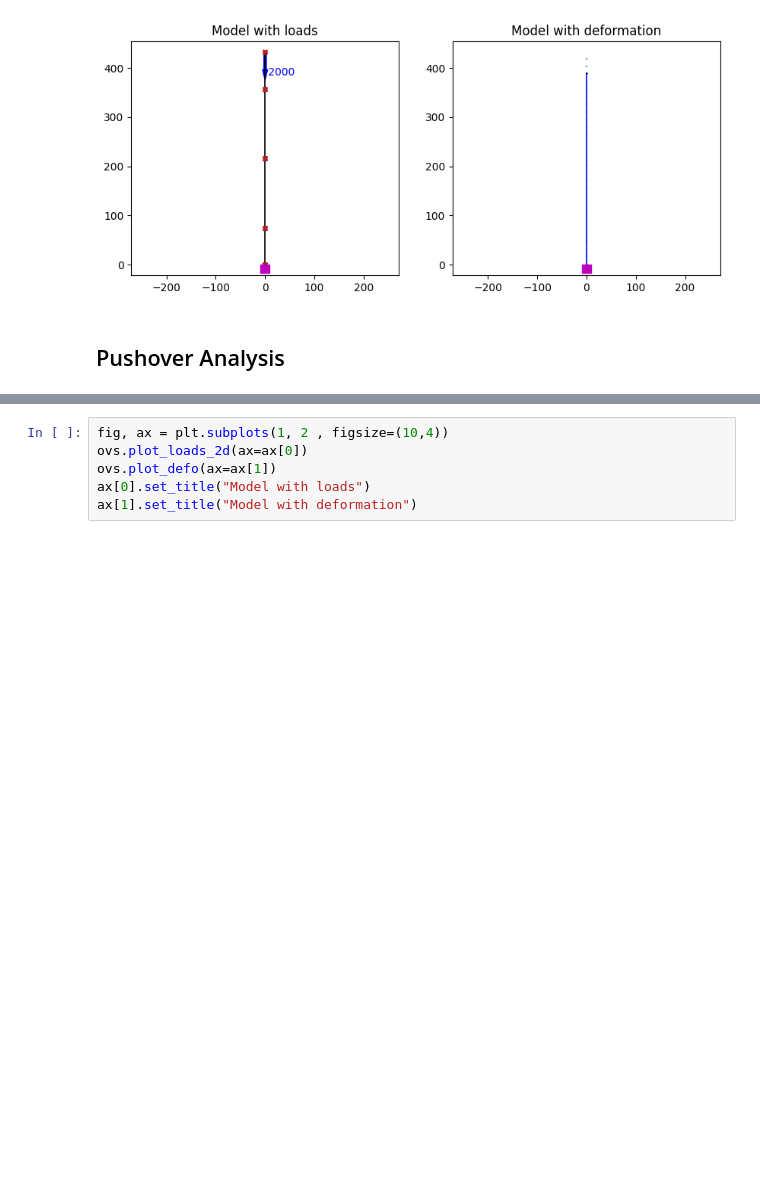
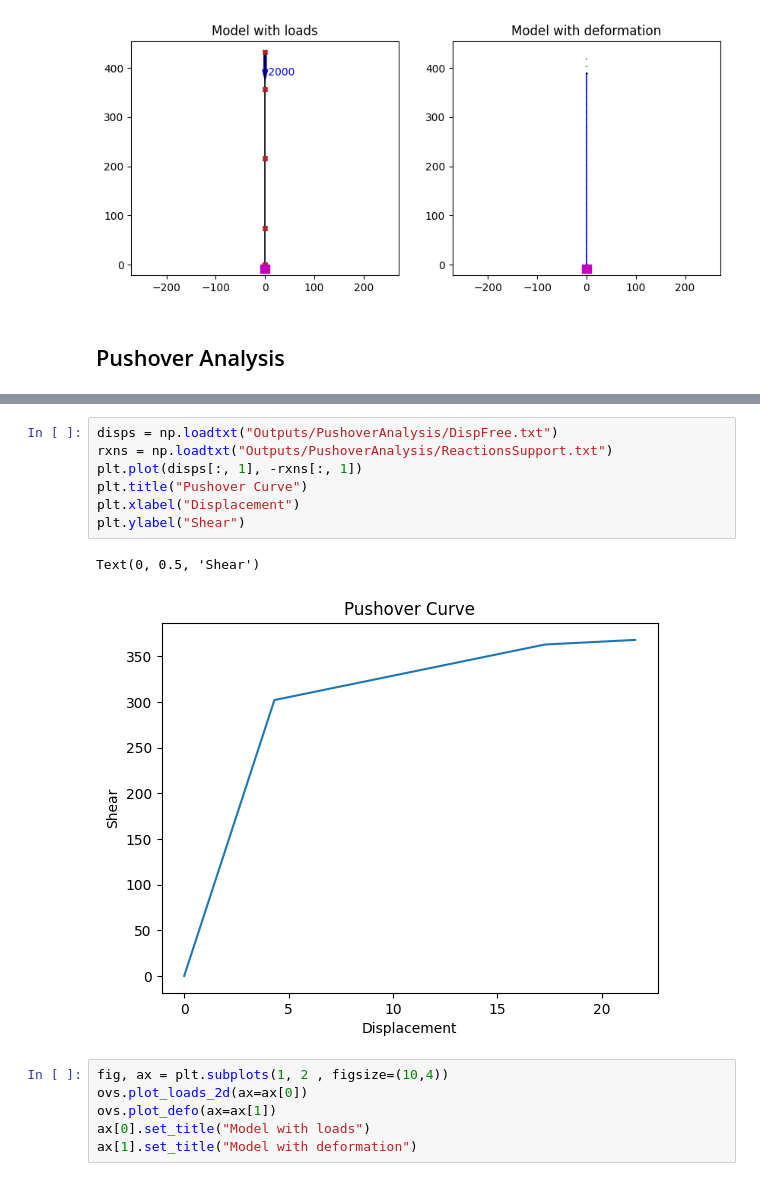
Before and after one commit to Ashim-Paudel/OpenSees-Resources-for-Beginners, a Jupyter notebook: Analysis of a 2D Nonlinear Cantilever Column- Uniaxial Inelastic Section/Nonlinear Cantilever Column-Uniaxial Inelastic Section.ipynb, the cells around one changed output, grey strips where cells are left out. Drawn from its saved outputs; the diff is of its cells as text; blank space fills up the shorter version.

Commit message:
Non Linear Cantilever Column - Uniaxial Elastic Section - Pushover Curve and Ground Motion Analysis

```diff
--- a/Analysis of a 2D Nonlinear Cantilever Column- Uniaxial Inelastic Section/Nonlinear Cantilever Column-Uniaxial Inelastic Section.ipynb
+++ b/Analysis of a 2D Nonlinear Cantilever Column- Uniaxial Inelastic Section/Nonlinear Cantilever Column-Uniaxial Inelastic Section.ipynb
@@ -215,3 +260,13 @@ WARNING can't set handler after analysis is created
+# %%
+disps = np.loadtxt("Outputs/PushoverAnalysis/DispFree.txt")
+rxns = np.loadtxt("Outputs/PushoverAnalysis/ReactionsSupport.txt")
+plt.plot(disps[:, 1], -rxns[:, 1])
+plt.title("Pushover Curve")
+plt.xlabel("Displacement")
+plt.ylabel("Shear")
+# %% [output]
+Text(0, 0.5, 'Shear')
+[figure, added]
 # %%
 fig, ax = plt.subplots(1, 2 , figsize=(10,4))
 ovs.plot_loads_2d(ax=ax[0])
```
Also changed, not shown: parts of 9 cells of this notebook, 23 other files.
